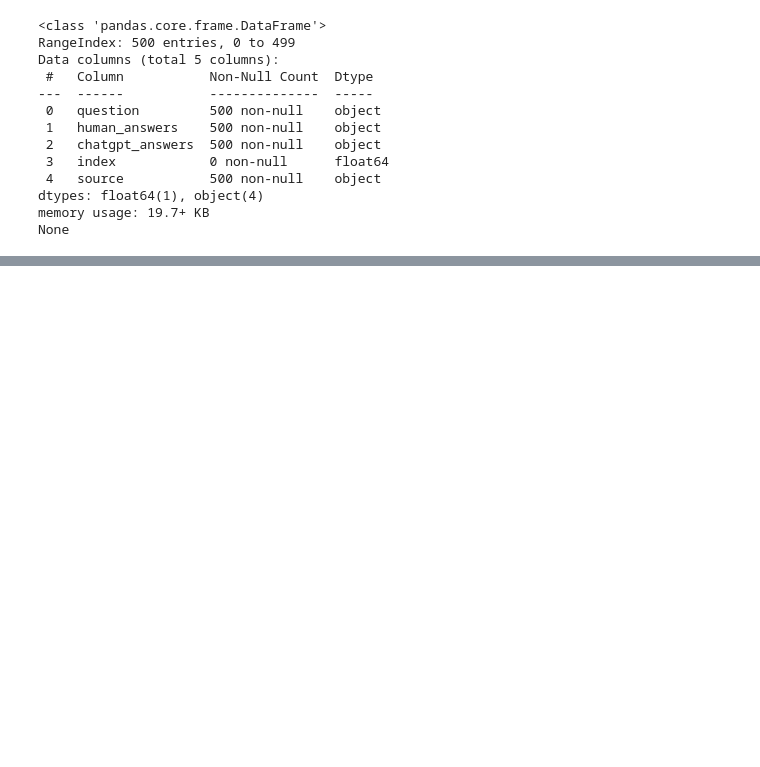
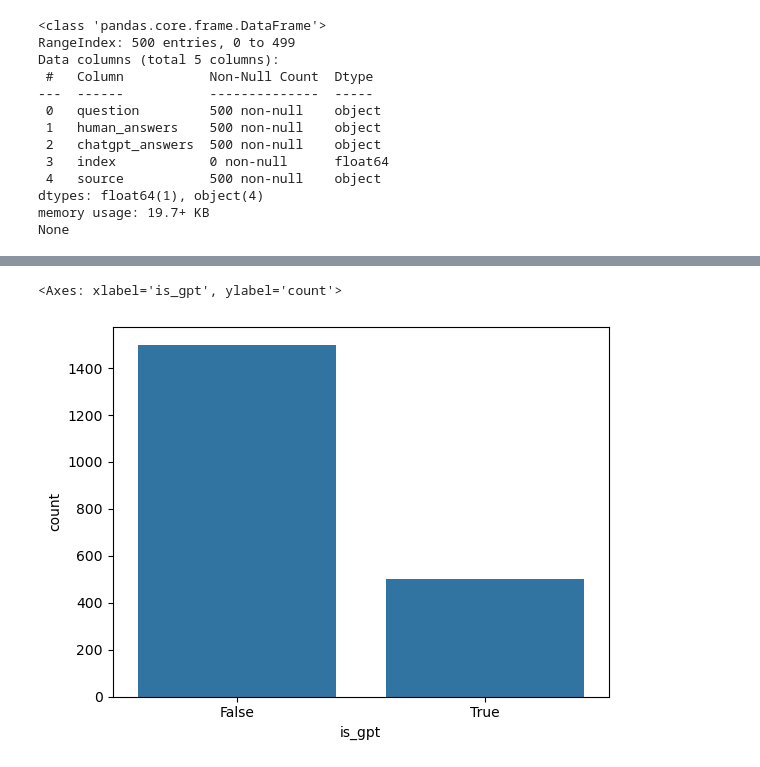
Before and after one commit to DjDonPablo/IA-DATA-HACK, a Jupyter notebook: explo.ipynb, the cells around one changed output, grey strips where cells are left out. Drawn from its saved outputs; the diff is of its cells as text; code cells hidden in the pictures; blank space fills up the shorter version.

```diff
--- a/explo.ipynb
+++ b/explo.ipynb
@@ -75 +84,6 @@ df.shape
+# %%
+sns.countplot(x=df['is_gpt'])
+# %% [output]
+<Axes: xlabel='is_gpt', ylabel='count'>
+[figure, added]
 # %%
```
Also changed, not shown: parts of 4 cells of this notebook.
